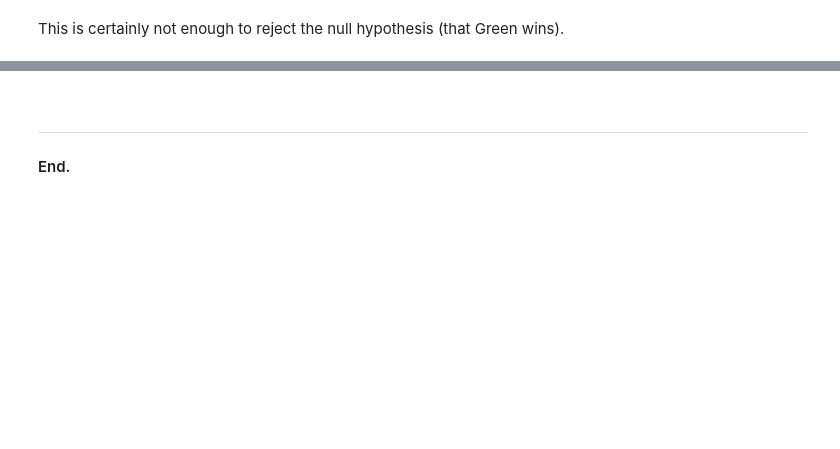
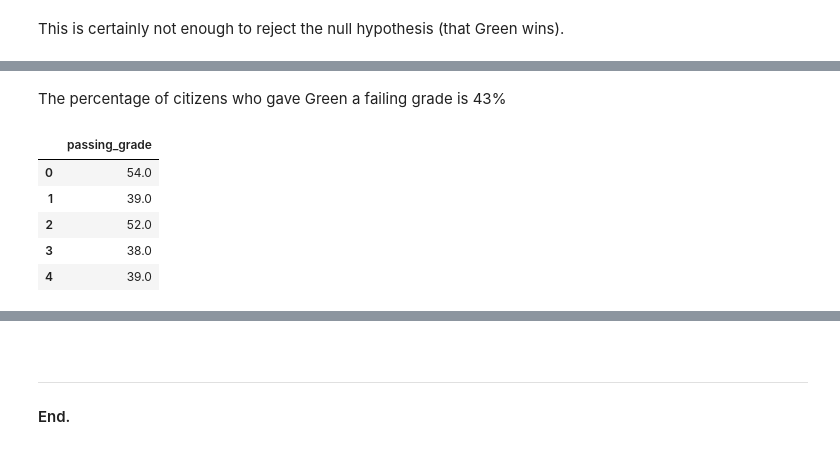
Before and after one commit to olgarozhdestvina/Data-Science-and-Machine-Learning, a Jupyter notebook: Statistical inference/Poll.ipynb, the cells around one changed output, grey strips where cells are left out. Drawn from its saved outputs; the diff is of its cells as text; code cells hidden in the pictures; blank space fills up the shorter version.

```diff
--- a/Statistical inference/Poll.ipynb
+++ b/Statistical inference/Poll.ipynb
@@ -186,0 +214,13 @@ We can see that the Brown's fraction value is so extreme that it is not even inc
+# %% [markdown]
+The percentage of citizens who gave Green a failing grade is 43%
+# %%
+# bootstrap the grades
+bootstrap = pd.DataFrame({'passing_grade': [ss.percentileofscore(pop.sample(100, replace=True).grade, 5) for i in range(1000)]})
+bootstrap.head()
+# %% [output]
+|  | passing_grade |
+| 0 | 54.0 |
+| 1 | 39.0 |
+| 2 | 52.0 |
+| 3 | 38.0 |
+| 4 | 39.0 |
```
Also changed, not shown: parts of 19 cells of this notebook.
